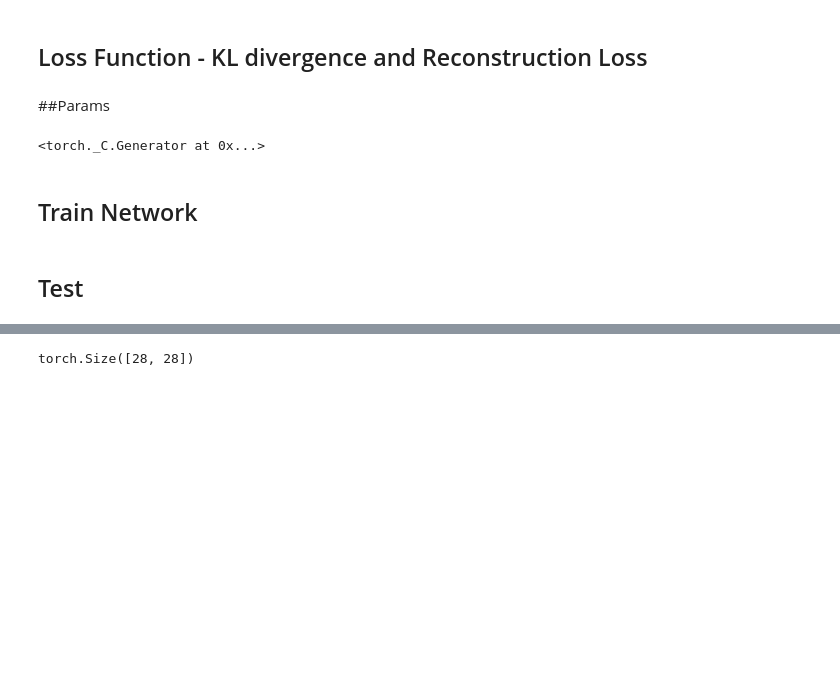
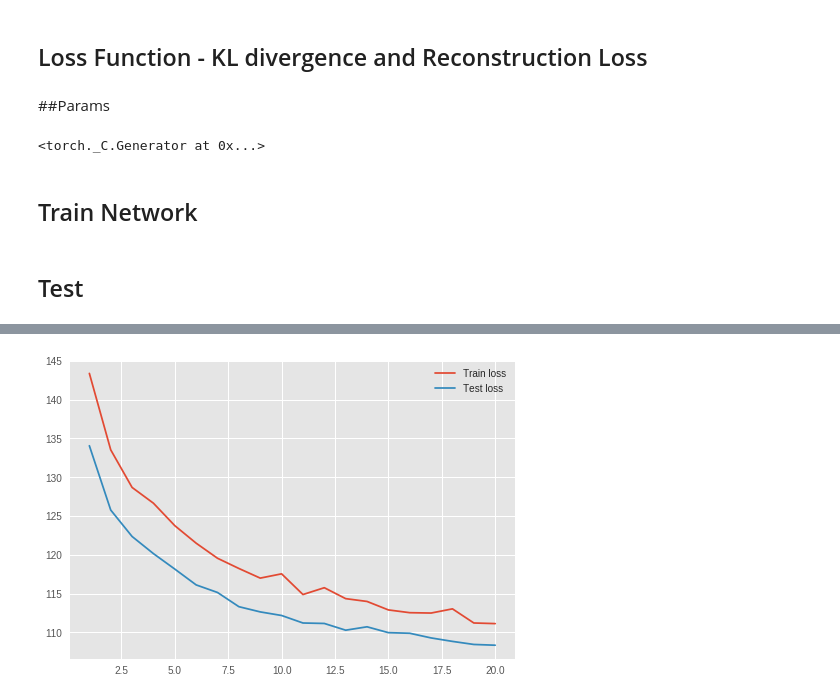
Before and after one commit to mchivuku/deep-learning-e533, a Jupyter notebook: Homework4_VAE.ipynb, the cells around one changed output, grey strips where cells are left out. Saved outputs shown, nothing was run; the diff lists cells and outputs as text; code cells hidden in the pictures; blank space fills up the shorter version.

```diff
--- a/Homework4_VAE.ipynb
+++ b/Homework4_VAE.ipynb
@@ -276,13 +277,10 @@ def load_pickle(file):
   return data
 
 
-train = load_pickle("hw4_tr7.pkl")
-test = load_pickle("hw4_te7.pkl")
+train_data = load_pickle("hw4_tr7.pkl")
+test_data = load_pickle("hw4_te7.pkl")
 
 print(f"Train: {train.shape}, test:{test.shape}")
-
-train = np.array(train)
-test = np.array(test)
 # %% [output]
 Train: (6265, 28, 28), test:(1028, 28, 28)
 # %%
@@ -294,11 +292,11 @@ plt.show()
 [figure]
 [figure]
 # %%
-batch_size = 25
+batch_size = 128
 
-train_loader = torch.utils.data.DataLoader(train, num_workers=2, batch_size=batch_size,
+train_loader = torch.utils.data.DataLoader(train_data, num_workers=2, batch_size=batch_size,
 								shuffle=True, drop_last=True, pin_memory=True)
-test_loader = torch.utils.data.DataLoader(test, num_workers=2, batch_size=batch_size,
+test_loader = torch.utils.data.DataLoader(test_data, num_workers=2, batch_size=batch_size,
 								shuffle=True, drop_last=True, pin_memory=True)
 # %%
 sample = next(iter(train_loader))
@@ -437,8 +426,8 @@ def loss_function(recon_x, x, mu, logvar):
 ##Params
 # %%
 params = {
-    "batch_size":25,
-    "epochs" : 10,
+    "batch_size":128,
+    "epochs" : 20,
     "log_interval":10,
     "nb_latents" : 3,
     "save_interval":10,
@@ -451,7 +440,7 @@ torch.manual_seed(5)
 # %% [markdown]
 ## Train Network
 # %%
-num_epochs = 100
+
 
 criterion = nn.CrossEntropyLoss()
 logger = TensorBoardLogger("./logs")
@@ -472,14 +461,29 @@ def traverse_latents(model, datapoint, nb_latents, epoch, batch_idx, dirpath="lo
 
   recons = torch.zeros((7, nb_latents, 28, 28))
 
+  ## Loop through 1 latent space
+  ## Keep other two constant
+  val1 = torch.randn(1)[0]
+  val2 = torch.randn(1)[0]
+
   for zi in range(nb_latents):
     muc = mu.squeeze().clone()
 
     for i, val in enumerate(np.linspace(-3, 3, 7)):
-      muc[zi] = val
+      if istrain:
+        muc[zi] = val
+      else:
+        if zi == 1:
+          muc[zi] = val1
+        elif zi == 2:
+          muc[zi] = val2
+        else:
+          muc[zi] = val
 
       recon = model.decode(muc).cpu()
       recons[i, zi] = recon.view(28, 28)
+  if not istrain:
+    print(muc)
 
   name = "train_reconstruction_" if istrain else "test_reconstruction_"
   filename = os.path.join(dirpath,  name + str(epoch) + '_' + str(batch_idx) + '.png')
@@ -591,5 +612,7 @@ for epoch in range(1, params.get("epochs") + 1):
-# %%
-testpoint = torch.Tensor(test_loader.dataset[0])
-testpoint.size()
-# %% [output]
-torch.Size([28, 28])
+# %%
+plt.plot(range(1, params.get("epochs") + 1),train_loss)
+plt.plot(range(1, params.get("epochs") + 1),test_loss)
+plt.legend(["Train loss","Test loss"])
+plt.show()
+# %% [output]
+[figure, added]
```
Also changed, not shown: parts of 9 cells of this notebook.
